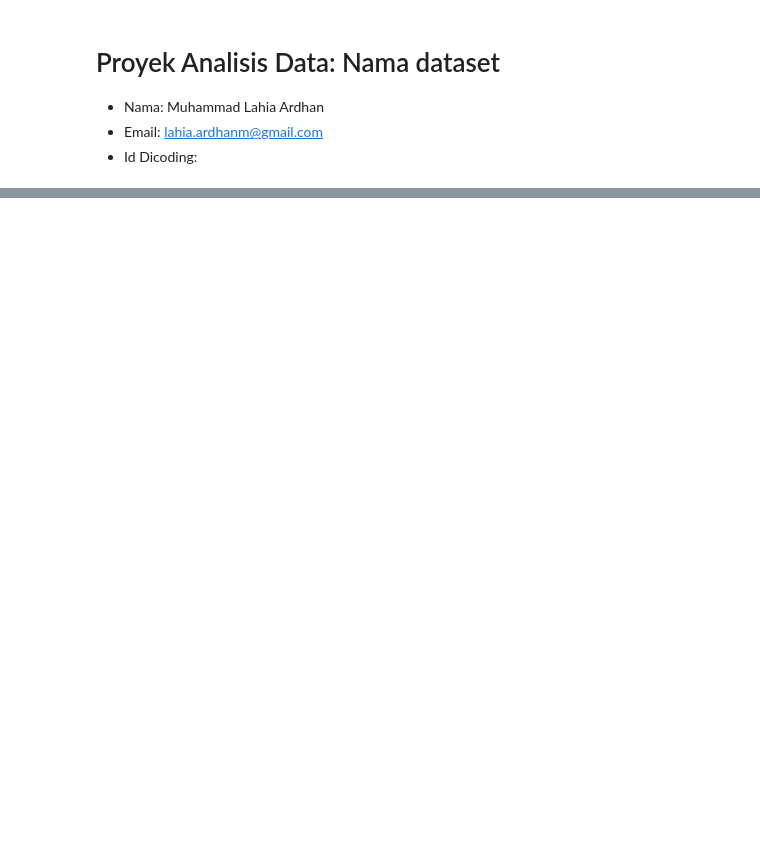
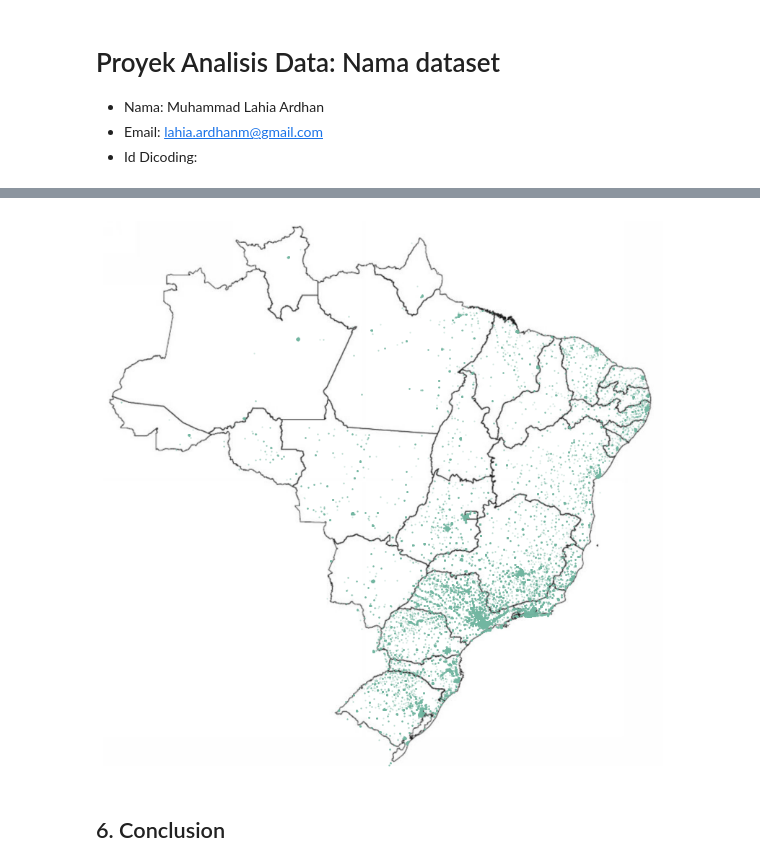
Before and after one commit to lahiardhan/Brazilian-Ecommerce-Analysis, a Jupyter notebook: Brazilian_E_Commerce_Data_Analysis.ipynb, the cells around one changed output, grey strips where cells are left out. Drawn from its saved outputs; the diff is of its cells as text; code cells hidden in the pictures; blank space fills up the shorter version.

```diff
--- a/Brazilian_E_Commerce_Data_Analysis.ipynb
+++ b/Brazilian_E_Commerce_Data_Analysis.ipynb
@@ -37,0 +661,38 @@
+# %%
+import pandas as pd
+import matplotlib.pyplot as plt
+import matplotlib.image as mpimg
+import urllib.request
+
+# Menghitung jumlah state yang memiliki zip code prefix lebih dari satu
+other_state_geo_count = data['geolocation'].groupby(['geolocation_zip_code_prefix'])['geolocation_state'].nunique().reset_index(name='count')
+zip_codes_multiple_states = other_state_geo_count[other_state_geo_count['count'] >= 2]
+
+# Mencari state dengan zip code prefix terbanyak
+max_state_counts = data['geolocation'].groupby(['geolocation_zip_code_prefix', 'geolocation_state']).size().reset_index(name='count')
+max_state = max_state_counts.drop_duplicates(subset='geolocation_zip_code_prefix').drop('count', axis=1)
+
+# Membuat DataFrame untuk geolokasi dengan median lat-lng dan hanya untuk zip codes dengan multiple states
+geo_silver = data['geolocation'].groupby(['geolocation_zip_code_prefix', 'geolocation_city', 'geolocation_state'])[['geolocation_lat', 'geolocation_lng']].median().reset_index()
+geo_silver = geo_silver.merge(max_state, on=['geolocation_zip_code_prefix', 'geolocation_state'], how='inner')
+
+# Menggabungkan dengan data pelanggan
+customers_silver = data['customers'].merge(geo_silver, left_on='customer_zip_code_prefix', right_on='geolocation_zip_code_prefix', how='inner')
+
+# Menyimpan hasil ke file CSV
+customers_silver.to_csv("./datasets/geolocation_silver.csv", index=False)
+# %%
+# Fungsi untuk membuat plot peta Brazil
+def plot_brazil_map(data):
+    brazil_map_image = mpimg.imread(urllib.request.urlopen('https://i.pinimg.com/originals/3a/0c/e1/3a0ce18b3c842748c255bc0aa445ad41.jpg'), 'jpg')
+    ax = data.plot(kind="scatter", x="geolocation_lng", y="geolocation_lat", figsize=(10, 10), alpha=0.3, s=0.3, c='#72B6A1')
+    plt.axis('off')
+    plt.imshow(brazil_map_image, extent=[-73.98283055, -33.8, -33.75116944, 5.4])
+    plt.show()
+
+# Menjalankan fungsi untuk membuat plot peta Brazil
+plot_brazil_map(customers_silver.drop_duplicates(subset='customer_unique_id'))
+# %% [output]
+[figure, added]
+# %% [markdown]
+## 6. Conclusion
```
Also changed, not shown: parts of 94 cells of this notebook.
